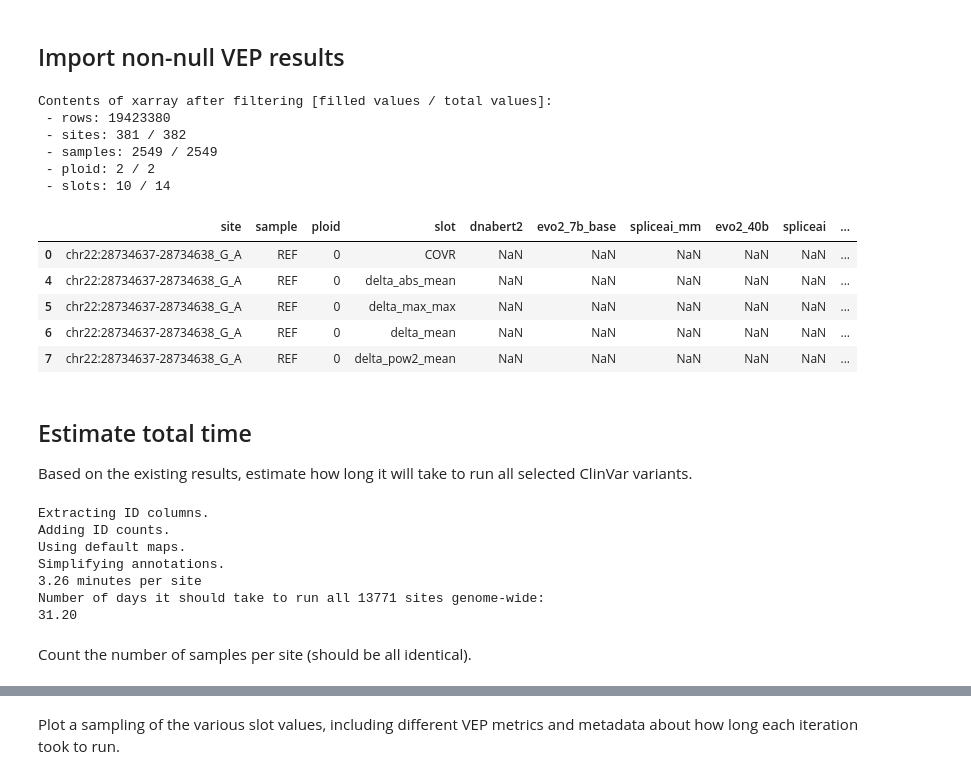
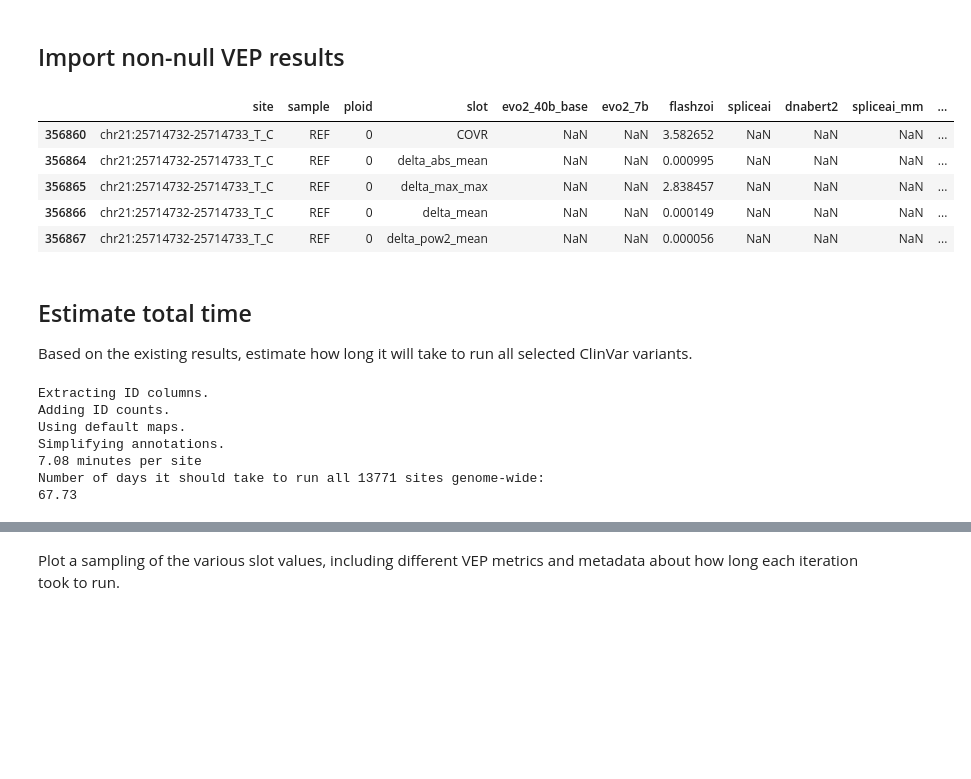
Before and after one commit to bschilder/VEP_DNA, a Jupyter notebook: notebooks/vep_analysis.ipynb, the cells around one changed output, grey strips where cells are left out. Cells and saved outputs as stored; diff of their text form; code cells hidden in the pictures; blank space fills up the shorter version.

```diff
--- a/notebooks/vep_analysis.ipynb
+++ b/notebooks/vep_analysis.ipynb
@@ -44,30 +41,22 @@ The autoreload extension is already loaded. To reload it, use:
 # %% [markdown]
 ## Import non-null VEP results
 # %%
-variant_set="clinvar_utr_snv_test2"
-xr_ds_path = os.path.join(
+variant_set="clinvar_utr_snv"
+vep_df = vp.load_vep_results_mfdataset(xr_mfds_dir=os.path.join(
     os.path.expanduser('~'),
     "projects/data/1000_Genomes_on_GRCh38",
-    variant_set,
-    "chr22.zarr"
-)
-
-vep_df = vp.load_vep_results(xr_ds_path=xr_ds_path,
-                             dropna_subset=["flashzoi"])
+    variant_set
+),
+    dropna_subset=["flashzoi"]
+    )
 vep_df.head()
 # %% [output]
-Contents of xarray after filtering [filled values / total values]:
- - rows: 19423380
- - sites: 381 / 382
- - samples: 2549 / 2549
- - ploid: 2 / 2
- - slots: 10 / 14
-|  | site | sample | ploid | slot | dnabert2 | evo2_7b_base | spliceai_mm | evo2_40b | spliceai | ... |
-| 0 | chr22:28734637-28734638_G_A | REF | 0 | COVR | NaN | NaN | NaN | NaN | NaN | ... |
-| 4 | chr22:28734637-28734638_G_A | REF | 0 | delta_abs_mean | NaN | NaN | NaN | NaN | NaN | ... |
-| 5 | chr22:28734637-28734638_G_A | REF | 0 | delta_max_max | NaN | NaN | NaN | NaN | NaN | ... |
-| 6 | chr22:28734637-28734638_G_A | REF | 0 | delta_mean | NaN | NaN | NaN | NaN | NaN | ... |
-| 7 | chr22:28734637-28734638_G_A | REF | 0 | delta_pow2_mean | NaN | NaN | NaN | NaN | NaN | ... |
+|  | site | sample | ploid | slot | evo2_40b_base | evo2_7b | flashzoi | spliceai | dnabert2 | spliceai_mm | ... |
+| 356860 | chr21:25714732-25714733_T_C | REF | 0 | COVR | NaN | NaN | 3.582652 | NaN | NaN | NaN | ... |
+| 356864 | chr21:25714732-25714733_T_C | REF | 0 | delta_abs_mean | NaN | NaN | 0.000995 | NaN | NaN | NaN | ... |
+| 356865 | chr21:25714732-25714733_T_C | REF | 0 | delta_max_max | NaN | NaN | 2.838457 | NaN | NaN | NaN | ... |
+| 356866 | chr21:25714732-25714733_T_C | REF | 0 | delta_mean | NaN | NaN | 0.000149 | NaN | NaN | NaN | ... |
+| 356867 | chr21:25714732-25714733_T_C | REF | 0 | delta_pow2_mean | NaN | NaN | 0.000056 | NaN | NaN | NaN | ... |
 # %% [markdown]
 ## Estimate total time
 
@@ -84,8 +73,6 @@ Extracting ID columns.
 Adding ID counts.
 Using default maps.
 Simplifying annotations.
-3.26 minutes per site
+7.08 minutes per site
 Number of days it should take to run all 13771 sites genome-wide:
-31.20
+67.73
-# %% [markdown]
-Count the number of samples per site (should be all identical).
```
Also changed, not shown: parts of 40 cells of this notebook, 8 other files.
